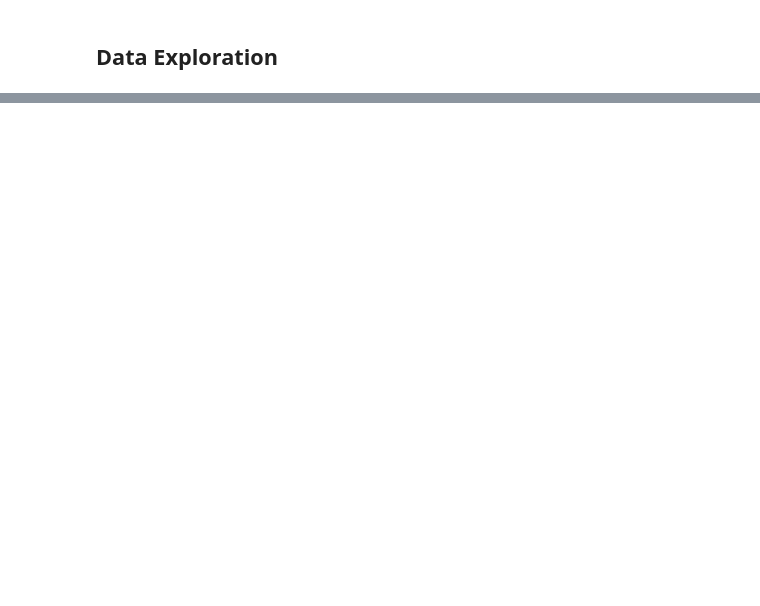
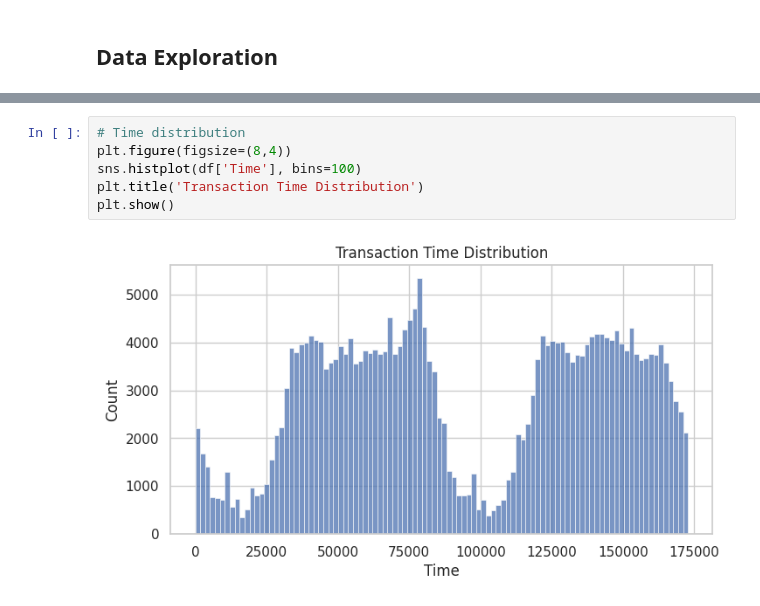
Before and after one commit to o-izima/credit-card-fraud-detection, a Jupyter notebook: creditcard_fraud_detection.ipynb, the cells around one changed output, grey strips where cells are left out. Cells and saved outputs as stored; diff of their text form; blank space fills up the shorter version.

```diff
--- a/creditcard_fraud_detection.ipynb
+++ b/creditcard_fraud_detection.ipynb
@@ -23,0 +136,8 @@ sns.set(style='whitegrid')
+# %%
+# Time distribution
+plt.figure(figsize=(8,4))
+sns.histplot(df['Time'], bins=100)
+plt.title('Transaction Time Distribution')
+plt.show()
+# %% [output]
+[figure, added]
```
Also changed, not shown: parts of 66 cells of this notebook, 5 other files.
